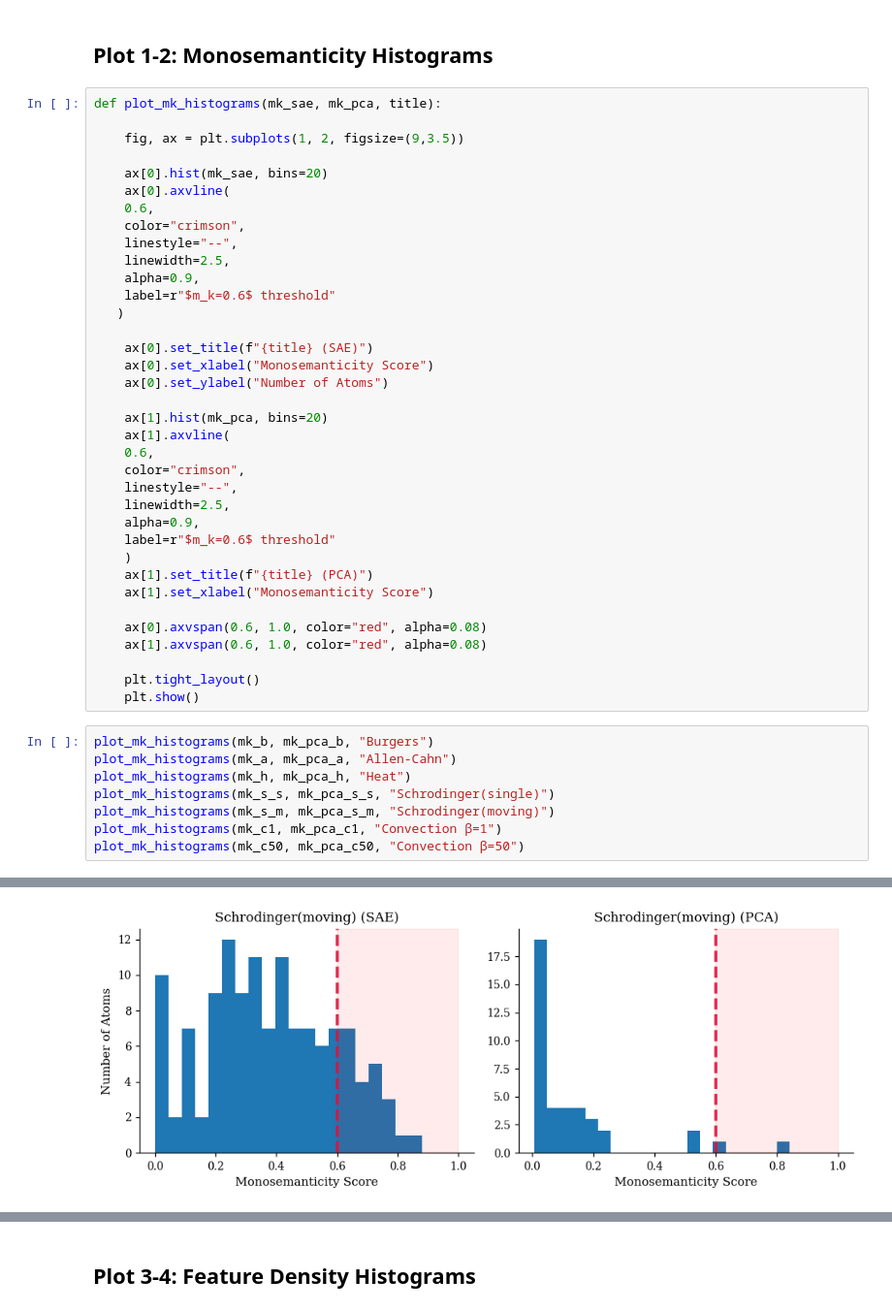
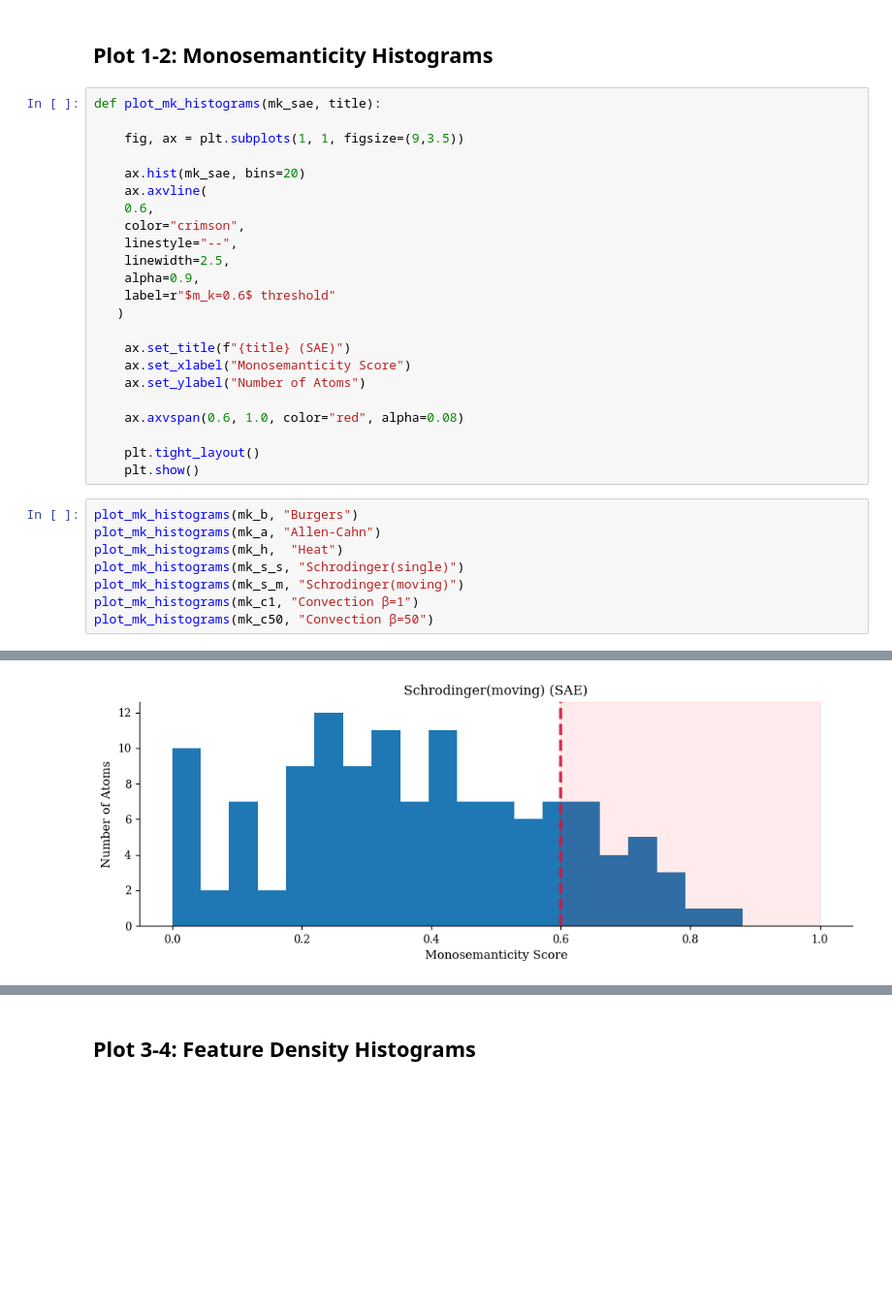
Before and after one commit to NanditaPatil-dotcom/PhysSAE, a Jupyter notebook: PhysSAE_Monosemanticity.ipynb, the cells around one changed output, grey strips where cells are left out. Shown at 97% size. Saved outputs shown, nothing was run; the diff lists cells and outputs as text; blank space fills up the shorter version.

```diff
--- a/PhysSAE_Monosemanticity.ipynb
+++ b/PhysSAE_Monosemanticity.ipynb
@@ -1311,12 +1209,12 @@ PCA
 # %% [markdown]
 ## Plot 1-2: Monosemanticity Histograms
 # %%
-def plot_mk_histograms(mk_sae, mk_pca, title):
+def plot_mk_histograms(mk_sae, title):
 
-    fig, ax = plt.subplots(1, 2, figsize=(9,3.5))
+    fig, ax = plt.subplots(1, 1, figsize=(9,3.5))
 
-    ax[0].hist(mk_sae, bins=20)
-    ax[0].axvline(
+    ax.hist(mk_sae, bins=20)
+    ax.axvline(
     0.6,
     color="crimson",
     linestyle="--",
@@ -1325,33 +1223,20 @@ def plot_mk_histograms(mk_sae, mk_pca, title):
     label=r"$m_k=0.6$ threshold"
    )
 
-    ax[0].set_title(f"{title} (SAE)")
-    ax[0].set_xlabel("Monosemanticity Score")
-    ax[0].set_ylabel("Number of Atoms")
+    ax.set_title(f"{title} (SAE)")
+    ax.set_xlabel("Monosemanticity Score")
+    ax.set_ylabel("Number of Atoms")
 
-    ax[1].hist(mk_pca, bins=20)
-    ax[1].axvline(
-    0.6,
-    color="crimson",
-    linestyle="--",
-    linewidth=2.5,
-    alpha=0.9,
-    label=r"$m_k=0.6$ threshold"
-    )
-    ax[1].set_title(f"{title} (PCA)")
-    ax[1].set_xlabel("Monosemanticity Score")
-
-    ax[0].axvspan(0.6, 1.0, color="red", alpha=0.08)
-    ax[1].axvspan(0.6, 1.0, color="red", alpha=0.08)
+    ax.axvspan(0.6, 1.0, color="red", alpha=0.08)
 
     plt.tight_layout()
     plt.show()
 # %%
-plot_mk_histograms(mk_b, mk_pca_b, "Burgers")
-plot_mk_histograms(mk_a, mk_pca_a, "Allen-Cahn")
-plot_mk_histograms(mk_h, mk_pca_h, "Heat")
-plot_mk_histograms(mk_s_s, mk_pca_s_s, "Schrodinger(single)")
-plot_mk_histograms(mk_s_m, mk_pca_s_m, "Schrodinger(moving)")
-plot_mk_histograms(mk_c1, mk_pca_c1, "Convection β=1")
-plot_mk_histograms(mk_c50, mk_pca_c50, "Convection β=50")
+plot_mk_histograms(mk_b, "Burgers")
+plot_mk_histograms(mk_a, "Allen-Cahn")
+plot_mk_histograms(mk_h,  "Heat")
+plot_mk_histograms(mk_s_s, "Schrodinger(single)")
+plot_mk_histograms(mk_s_m, "Schrodinger(moving)")
+plot_mk_histograms(mk_c1, "Convection β=1")
+plot_mk_histograms(mk_c50, "Convection β=50")
 # %% [output]
@@ -1362 +1247 @@ plot_mk_histograms(mk_c50, mk_pca_c50, "Convection β=50")
-[figure, old version]
+[figure, new version]
```
Also changed, not shown: parts of 19 cells of this notebook.
